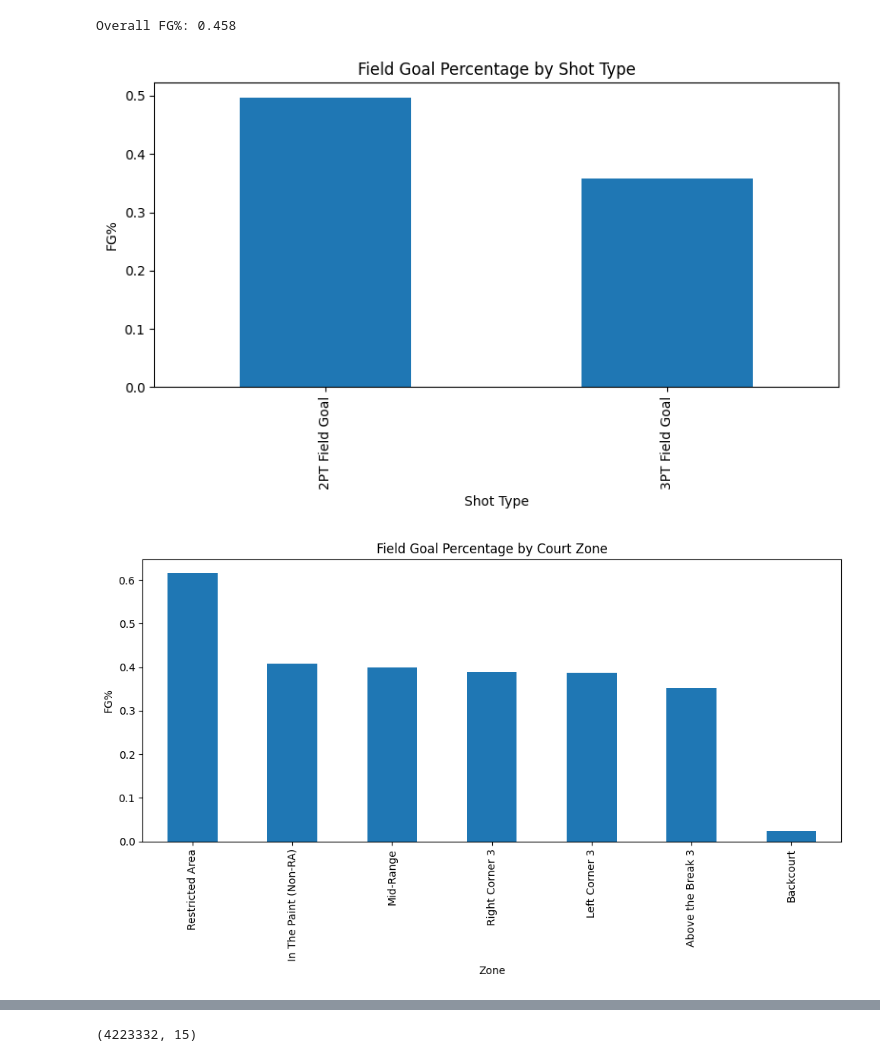
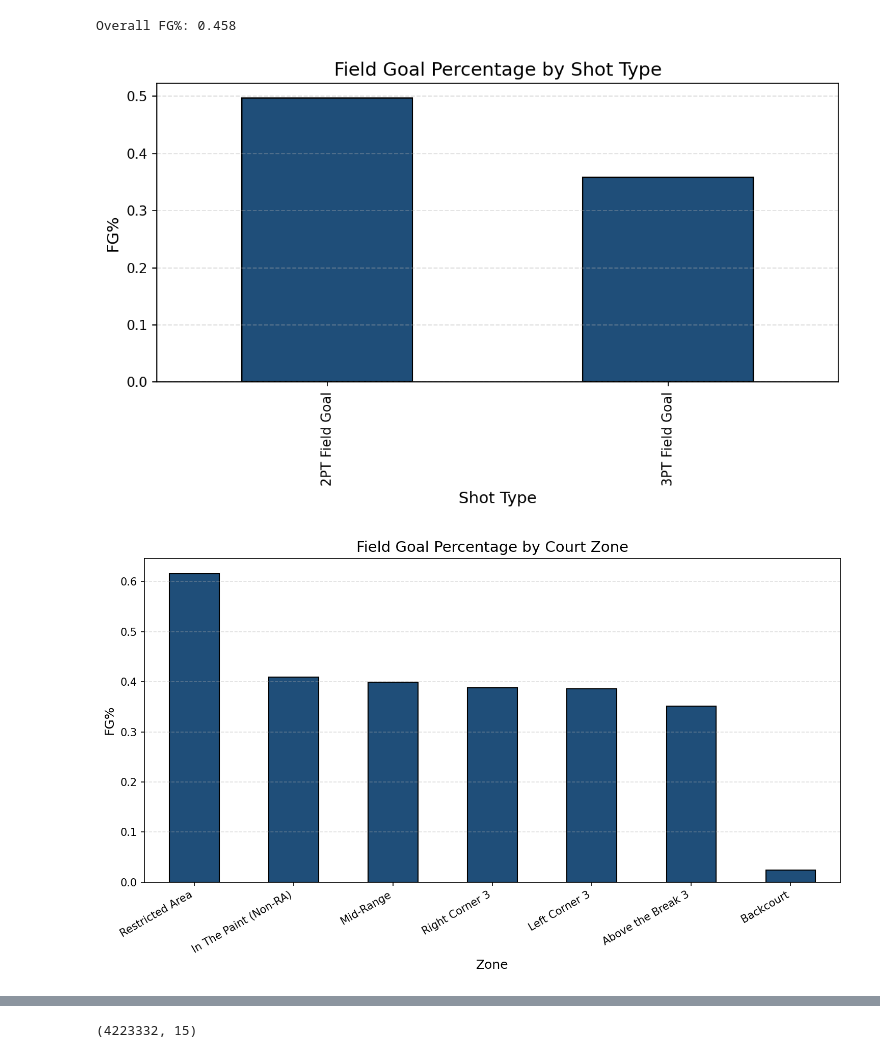
Before and after one commit to Lucien1010/dsc148-final-project, a Jupyter notebook: notebooks/NBA_Shot_Prediction.ipynb, the cells around one changed output, grey strips where cells are left out. Drawn from its saved outputs; the diff is of its cells as text; code cells hidden in the pictures.

```diff
--- a/notebooks/NBA_Shot_Prediction.ipynb
+++ b/notebooks/NBA_Shot_Prediction.ipynb
@@ -13,6 +13,8 @@ from sklearn.metrics import (
     f1_score,
     roc_auc_score,
     confusion_matrix,
+    ConfusionMatrixDisplay,
+    RocCurveDisplay,
     classification_report
 )
 
@@ -23,6 +25,20 @@ from sklearn.pipeline import Pipeline
 from sklearn.linear_model import LogisticRegression
 from sklearn.tree import DecisionTreeClassifier
 from sklearn.ensemble import RandomForestClassifier
+
+
+plt.rcParams.update({
+    "figure.figsize": (8, 5),
+    "font.size": 12,
+    "axes.titlesize": 14,
+    "axes.labelsize": 12,
+    "xtick.labelsize": 10,
+    "ytick.labelsize": 10,
+    "legend.fontsize": 10,
+    "figure.dpi": 150
+})
+
+MAIN_COLOR = "#1f4e79"
 # %%
 from pathlib import Path
 
@@ -126,24 +142,24 @@ Overall FG%: 0.458
 # %%
 # FG% by shot type
 fg_by_type = (
     shots.groupby("SHOT_TYPE")["SHOT_MADE"]
     .mean()
     .sort_values(ascending=False)
 )
 
 plt.figure(figsize=(8,5))
-fg_by_type.plot(kind="bar")
+fg_by_type.plot(kind="bar", color=MAIN_COLOR, edgecolor="black")
 
 plt.title("Field Goal Percentage by Shot Type")
 plt.ylabel("FG%")
 plt.xlabel("Shot Type")
-
+plt.grid(axis="y", linestyle="--", alpha=0.4)
 plt.tight_layout()
 
 plt.savefig("../figures/fg_by_shot_type.png")
 plt.show()
 # %% [output]
-[figure, old version]
+[figure, new version]
 # %%
 # FG% by basic zone
 fg_by_zone = (
@@ -153,18 +169,20 @@ fg_by_zone = (
 )
 
 plt.figure(figsize=(10,6))
-fg_by_zone.plot(kind="bar")
+fg_by_zone.plot(kind="bar", color=MAIN_COLOR, edgecolor="black")
+
 
 plt.title("Field Goal Percentage by Court Zone")
 plt.ylabel("FG%")
 plt.xlabel("Zone")
-
+plt.xticks(rotation=30, ha="right")
+plt.grid(axis="y", linestyle="--", alpha=0.4)
 plt.tight_layout()
 
 plt.savefig("../figures/fg_by_zone.png")
 plt.show()
 # %% [output]
-[figure, old version]
+[figure, new version]
 # %%
 # Shot volume by zone
 zone_counts = shots["BASIC_ZONE"].value_counts()
```
Also changed, not shown: parts of 12 cells of this notebook, 6 other files.
